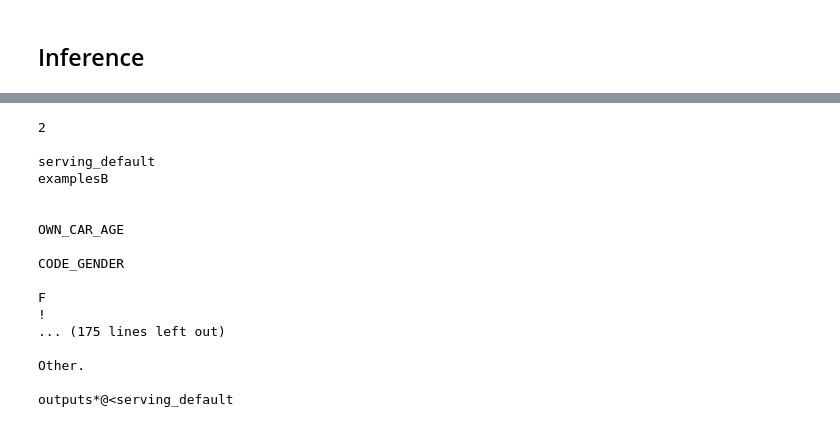
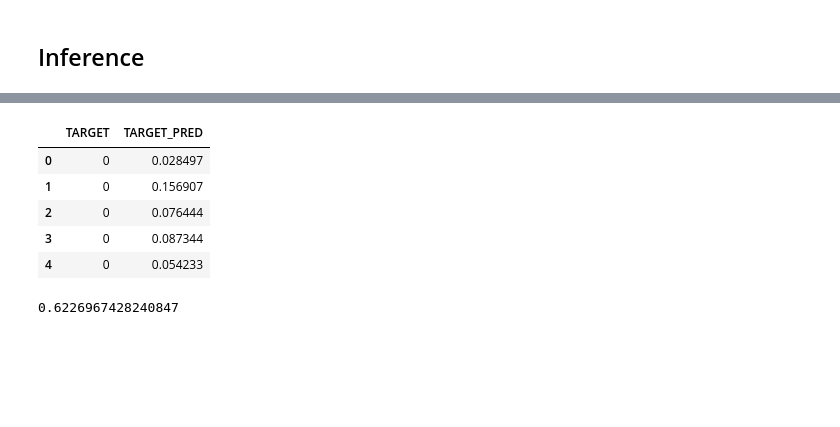
Before and after one commit to ivan-rivera/tfx, a Jupyter notebook: notebooks/interactive_pipeline.ipynb, the cells around one changed output, grey strips where cells are left out. Cells and saved outputs as stored; diff of their text form; code cells hidden in the pictures; blank space fills up the shorter version.

```diff
--- a/notebooks/interactive_pipeline.ipynb
+++ b/notebooks/interactive_pipeline.ipynb
@@ -475,24 +500,32 @@ ExecutionResult at 0x...
 # %%
-prediction_logs_dir = inferrer.outputs['inference_result'].get()[0].uri
+def decode_fn(record_bytes):
+    parsed = tf.io.parse_single_example(
+        record_bytes,
+        {"TARGET": tf.io.FixedLenFeature([], dtype=tf.int64),
+         "TARGET_PRED": tf.io.FixedLenFeature([], dtype=tf.float32)})
+    return parsed
+
+pred_dict = {"TARGET": [], "TARGET_PRED": []}
+
+prediction_logs_dir = inferrer.outputs['output_examples'].get()[0].uri + '/Split-test'
 tfrecord_filenames = [os.path.join(prediction_logs_dir, name) for name in os.listdir(prediction_logs_dir)]
 prediction_data = tf.data.TFRecordDataset(tfrecord_filenames, compression_type="GZIP")
-for tfrecord in prediction_data.take(3):
-    print(tfrecord.numpy().decode('utf-8', 'ignore'))
+for preds in prediction_data.map(decode_fn).batch(10):
+    for k, v in preds.items():
+        pred_dict[k].extend(v.numpy())
+
+pred_df = pd.DataFrame.from_dict(pred_dict)
+pred_df.head()
 # %% [output]
-2
-
-serving_default
-examplesB
-
-
-OWN_CAR_AGE
-
-CODE_GENDER
-
-F
-!
-... (175 lines left out)
-
-Other.
-
-outputs*@<serving_default
+|  | TARGET | TARGET_PRED |
+| 0 | 0 | 0.028497 |
+| 1 | 0 | 0.156907 |
+| 2 | 0 | 0.076444 |
+| 3 | 0 | 0.087344 |
+| 4 | 0 | 0.054233 |
+# %%
+# calculate AUC
+fpr, tpr, thresholds = metrics.roc_curve(pred_df['TARGET'].values, pred_df['TARGET_PRED'].values, pos_label=1)
+metrics.auc(fpr, tpr)
+# %% [output]
+0.6226967428240847
```
Also changed, not shown: parts of 18 cells of this notebook, 2 other files.
